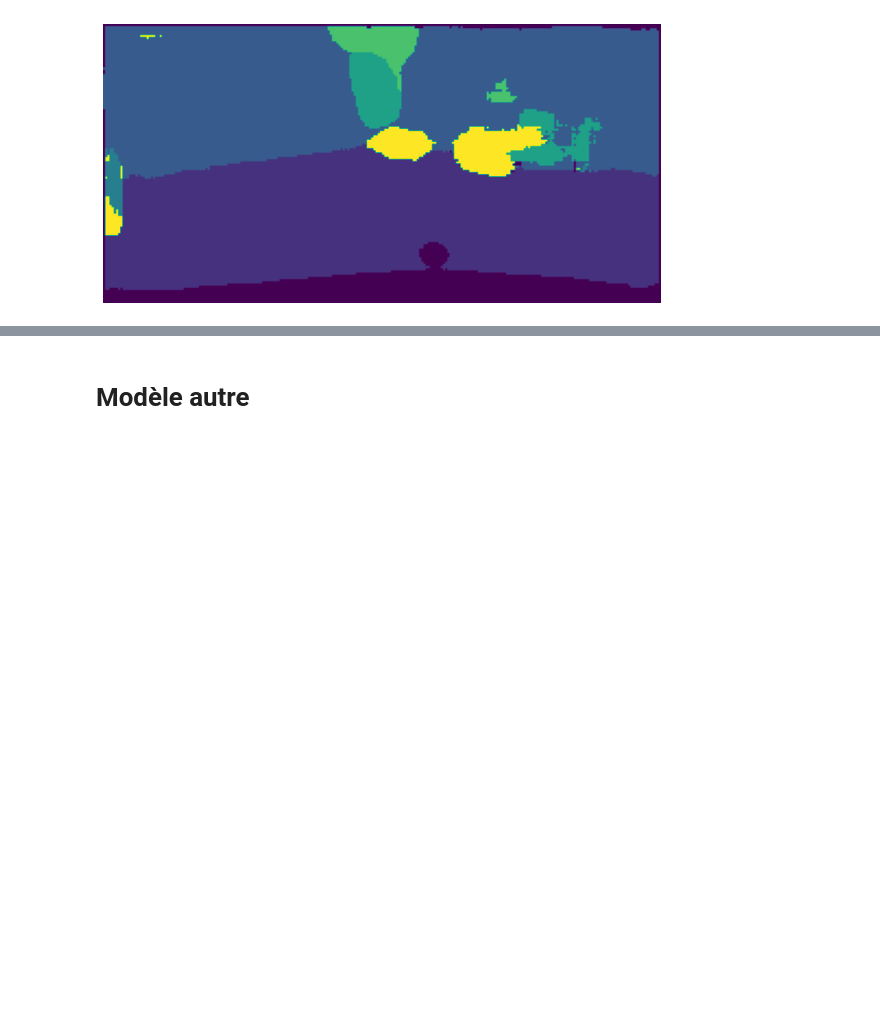
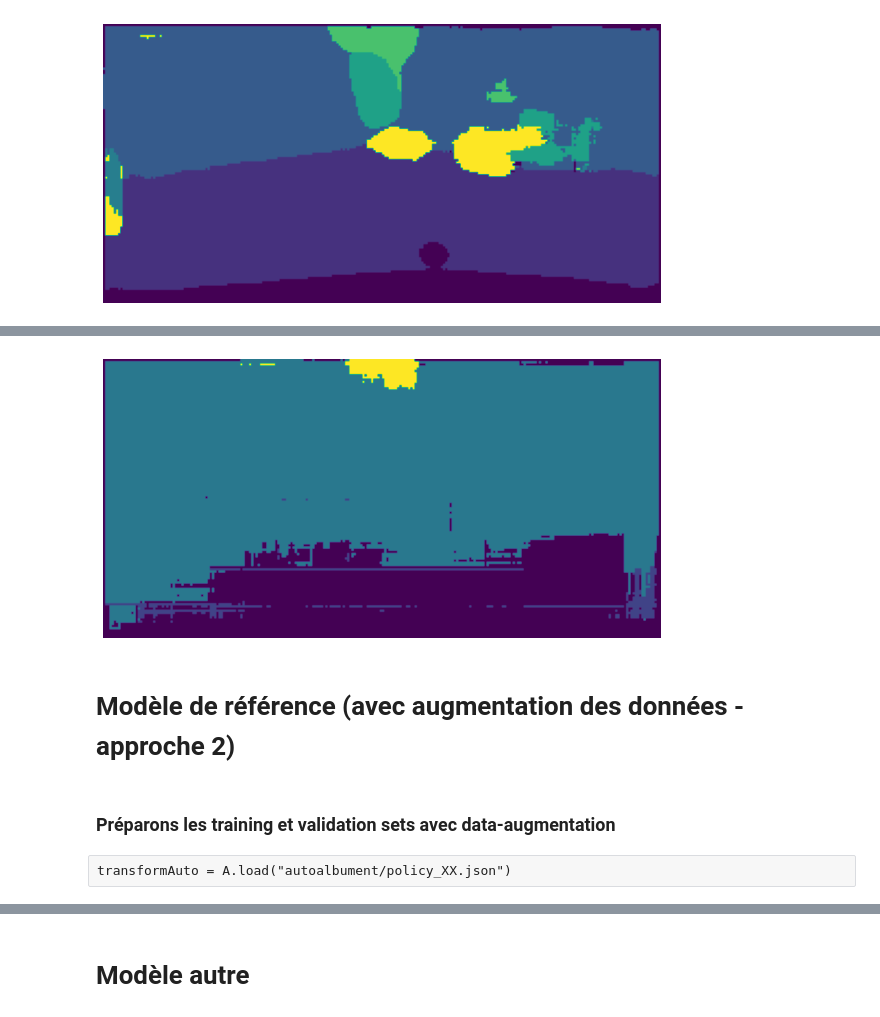
Before and after one commit to Valkea/OC_AI_08, a Jupyter notebook: 03_Spot_checking_models.ipynb, the cells around one changed output, grey strips where cells are left out. Saved outputs shown, nothing was run; the diff lists cells and outputs as text; code cells hidden in the pictures; blank space fills up the shorter version.

```diff
--- a/03_Spot_checking_models.ipynb
+++ b/03_Spot_checking_models.ipynb
@@ -440,0 +510,2 @@ JupyterScriptCompleted: Finished
+# %%
+model = keras.models.load_model(f"models/{model_name}.keras", custom_objects={'iou_score':sm.metrics.iou_score})
@@ -440,0 +519,6 @@ JupyterScriptCompleted: Finished
+# %%
+test_img = Image.open("data/preprocessed/256x128/val/frankfurt_000000_000294.png")
+fig = plt.figure(figsize=(10,10))
+plt.imshow(test_img)
+plt.axis('off')
+plt.show()
@@ -440,0 +527,4 @@ JupyterScriptCompleted: Finished
+# %%
+preprocessed_img = np.array([np.array(test_img)/255.0], dtype=float)
+# %%
+predict = model.predict(preprocessed_img)
@@ -440,0 +533,12 @@ JupyterScriptCompleted: Finished
+# %%
+mask = np.argmax(predict, axis=3)[0]
+fig = plt.figure(figsize=(10,10))
+plt.imshow(mask)
+plt.axis('off')
+plt.show()
+# %% [output]
+[figure, added]
+# %% [markdown]
+# Modèle de référence (avec augmentation des données - approche 2)
+# %% [markdown]
+### Préparons les training et validation sets **avec** data-augmentation
@@ -440,0 +559,2 @@ JupyterScriptCompleted: Finished
+# %% [raw]
+transformAuto = A.load("autoalbument/policy_XX.json")
```
Also changed, not shown: parts of 28 cells of this notebook, 1 other file.
